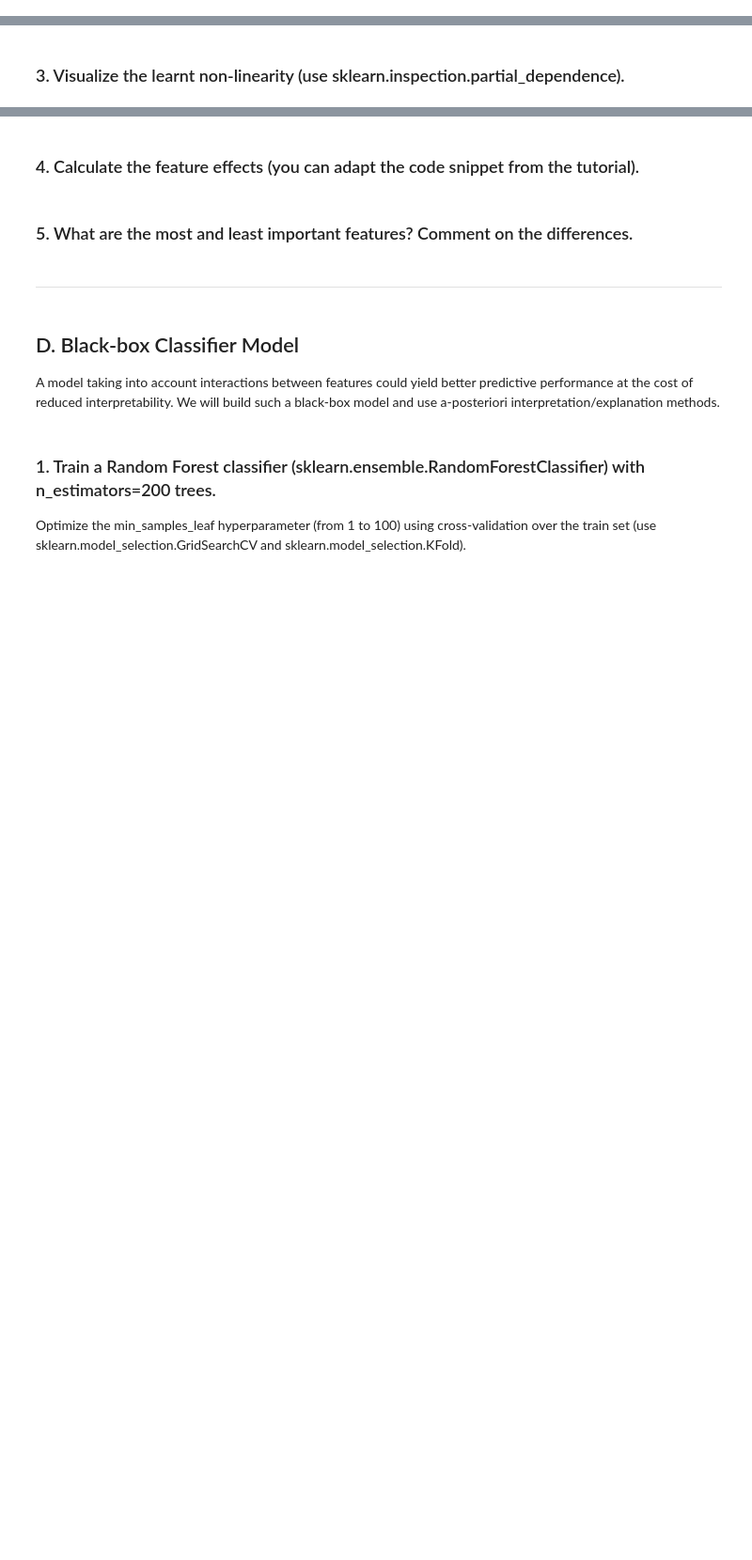
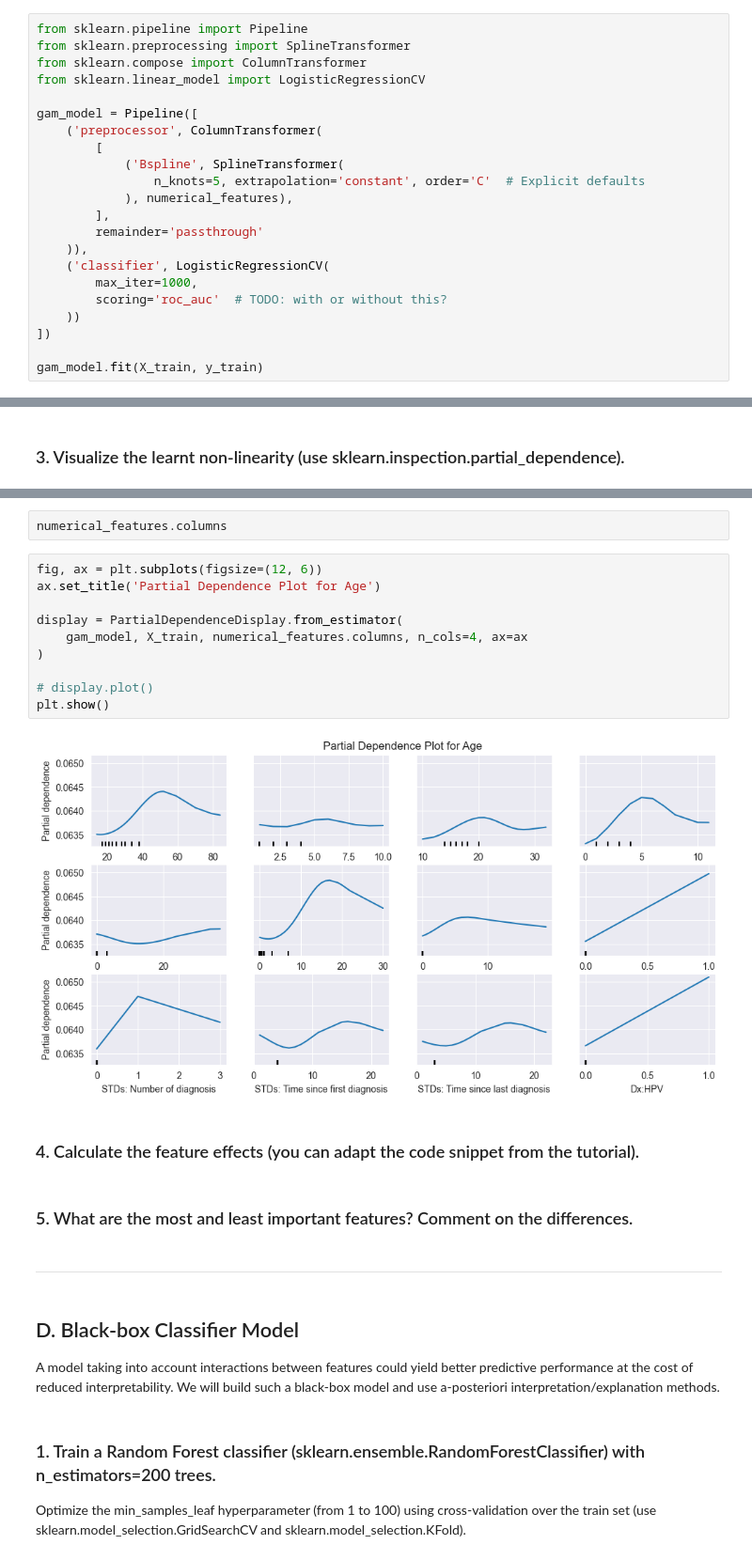
Before and after one commit to nirgoren/biology-hw1, a Jupyter notebook: Homework 1 Interpretable ML.ipynb, the cells around one changed output, grey strips where cells are left out. Shown at 94% size. Saved outputs shown, nothing was run; the diff lists cells and outputs as text; blank space fills up the shorter version.

```diff
--- a/Homework 1 Interpretable ML.ipynb
+++ b/Homework 1 Interpretable ML.ipynb
@@ -158,0 +409,22 @@ Your model should be implemented as a scikit-learn Pipeline (sklearn.pipeline.Pi
+# %%
+from sklearn.pipeline import Pipeline
+from sklearn.preprocessing import SplineTransformer
+from sklearn.compose import ColumnTransformer
+from sklearn.linear_model import LogisticRegressionCV
+
+gam_model = Pipeline([
+    ('preprocessor', ColumnTransformer(
+        [
+            ('Bspline', SplineTransformer(
+                n_knots=5, extrapolation='constant', order='C'  # Explicit defaults
+            ), numerical_features),
+        ],
+        remainder='passthrough'
+    )),
+    ('classifier', LogisticRegressionCV(
+        max_iter=1000,
+        scoring='roc_auc'  # TODO: with or without this?
+    ))
+])
+
+gam_model.fit(X_train, y_train)
@@ -163,3 +515,17 @@ Your model should be implemented as a scikit-learn Pipeline (sklearn.pipeline.Pi
+# %%
+numerical_features.columns
+# %%
+fig, ax = plt.subplots(figsize=(12, 6))
+ax.set_title('Partial Dependence Plot for Age')
+
+display = PartialDependenceDisplay.from_estimator(
+    gam_model, X_train, numerical_features.columns, n_cols=4, ax=ax
+)
+
+# display.plot()
+plt.show()
+# %% [output]
+[figure, added]
 # %% [markdown]
 ### 4.	Calculate the feature effects (you can adapt the code snippet from the tutorial).
 # %% [markdown]
```
Also changed, not shown: parts of 25 cells of this notebook, 1 other file.
